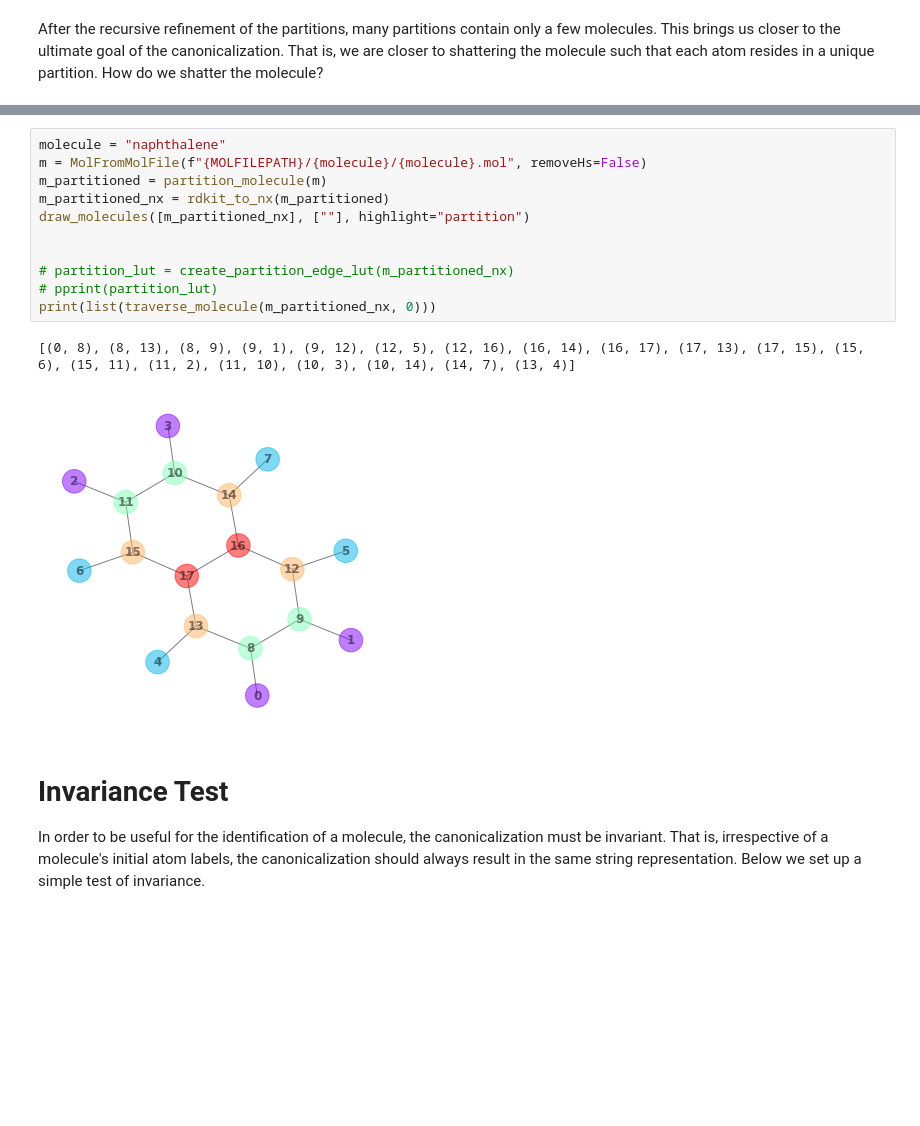
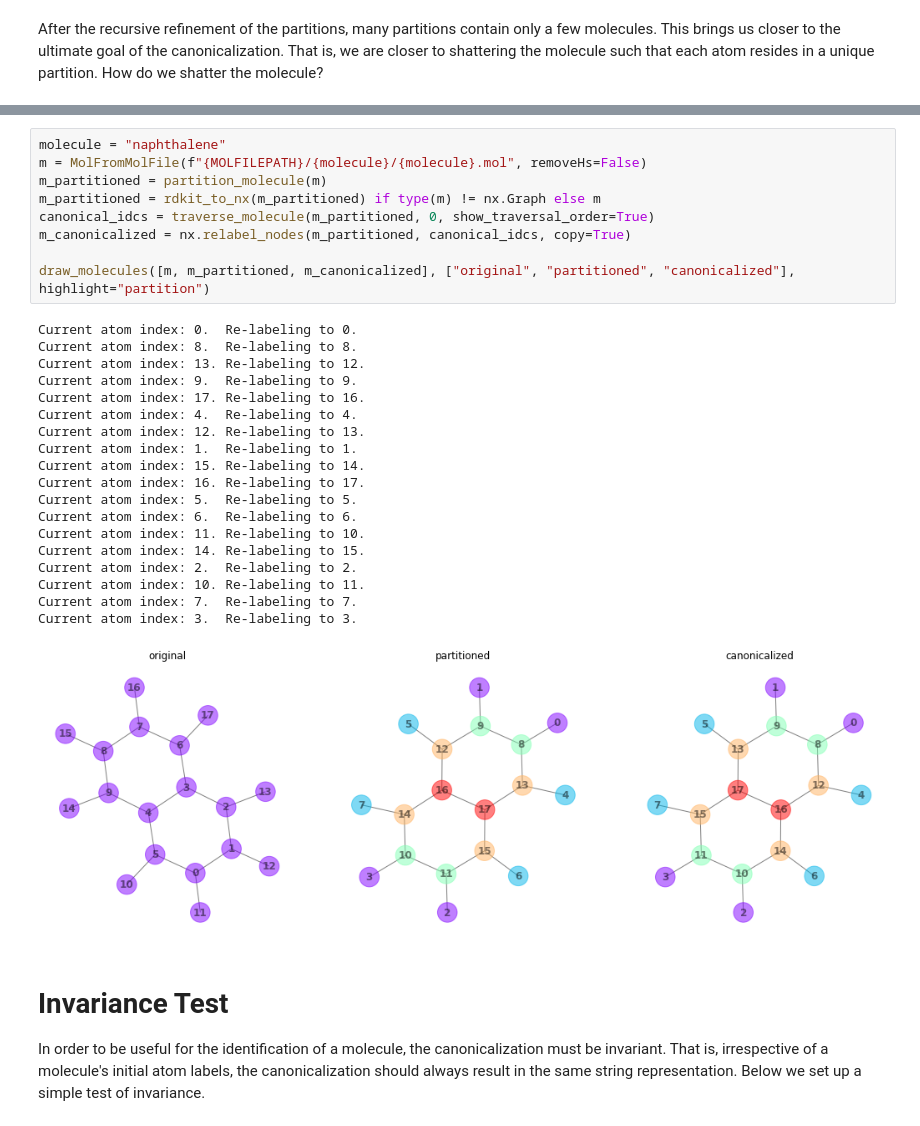
Before and after one commit to TUCAN-nest/TUCAN, a Jupyter notebook: notebooks/prototype_recursive_partitioning.ipynb, the cells around one changed output, grey strips where cells are left out. Drawn from its saved outputs; the diff is of its cells as text; blank space fills up the shorter version.

Commit message:
Implemented and tested first draft of canonicalization based on partition-guided molecule traversal.

```diff
--- a/notebooks/prototype_recursive_partitioning.ipynb
+++ b/notebooks/prototype_recursive_partitioning.ipynb
@@ -143,17 +111,32 @@ draw_molecules([m_partitioned_nx], ["partitioned"], highlight="partition")
 # %%
 molecule = "naphthalene"
 m = MolFromMolFile(f"{MOLFILEPATH}/{molecule}/{molecule}.mol", removeHs=False)
 m_partitioned = partition_molecule(m)
-m_partitioned_nx = rdkit_to_nx(m_partitioned)
-draw_molecules([m_partitioned_nx], [""], highlight="partition")
+m_partitioned = rdkit_to_nx(m_partitioned) if type(m) != nx.Graph else m
+canonical_idcs = traverse_molecule(m_partitioned, 0, show_traversal_order=True)
+m_canonicalized = nx.relabel_nodes(m_partitioned, canonical_idcs, copy=True)
 
-
-# partition_lut = create_partition_edge_lut(m_partitioned_nx)
-# pprint(partition_lut)
-print(list(traverse_molecule(m_partitioned_nx, 0)))
+draw_molecules([m, m_partitioned, m_canonicalized], ["original", "partitioned", "canonicalized"], highlight="partition")
 # %% [output]
-[(0, 8), (8, 13), (8, 9), (9, 1), (9, 12), (12, 5), (12, 16), (16, 14), (16, 17), (17, 13), (17, 15), (15, 6), (15, 11), (11, 2), (11, 10), (10, 3), (10, 14), (14, 7), (13, 4)]
+Current atom index: 0.  Re-labeling to 0.
+Current atom index: 8.  Re-labeling to 8.
+Current atom index: 13. Re-labeling to 12.
+Current atom index: 9.  Re-labeling to 9.
+Current atom index: 17. Re-labeling to 16.
+Current atom index: 4.  Re-labeling to 4.
+Current atom index: 12. Re-labeling to 13.
+Current atom index: 1.  Re-labeling to 1.
+Current atom index: 15. Re-labeling to 14.
+Current atom index: 16. Re-labeling to 17.
+Current atom index: 5.  Re-labeling to 5.
+Current atom index: 6.  Re-labeling to 6.
+Current atom index: 11. Re-labeling to 10.
+Current atom index: 14. Re-labeling to 15.
+Current atom index: 2.  Re-labeling to 2.
+Current atom index: 10. Re-labeling to 11.
+Current atom index: 7.  Re-labeling to 7.
+Current atom index: 3.  Re-labeling to 3.
-[figure, old version]
+[figure, new version]
 # %% [markdown]
 # Invariance Test
 In order to be useful for the identification of a molecule, the canonicalization must be invariant. That is, irrespective of a molecule's initial atom labels, the canonicalization should always result in the same string representation. Below we set up a simple test of invariance.
```
Also changed, not shown: parts of 12 cells of this notebook, 1 other file.
